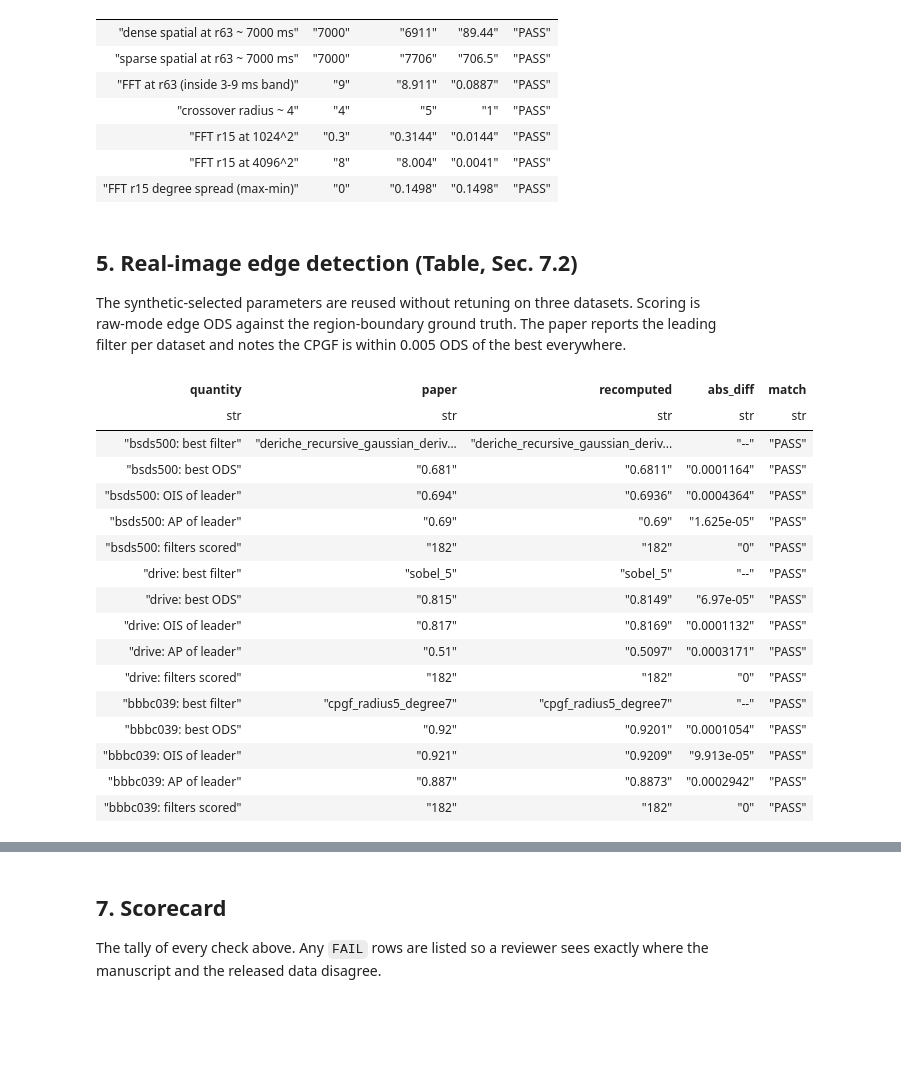
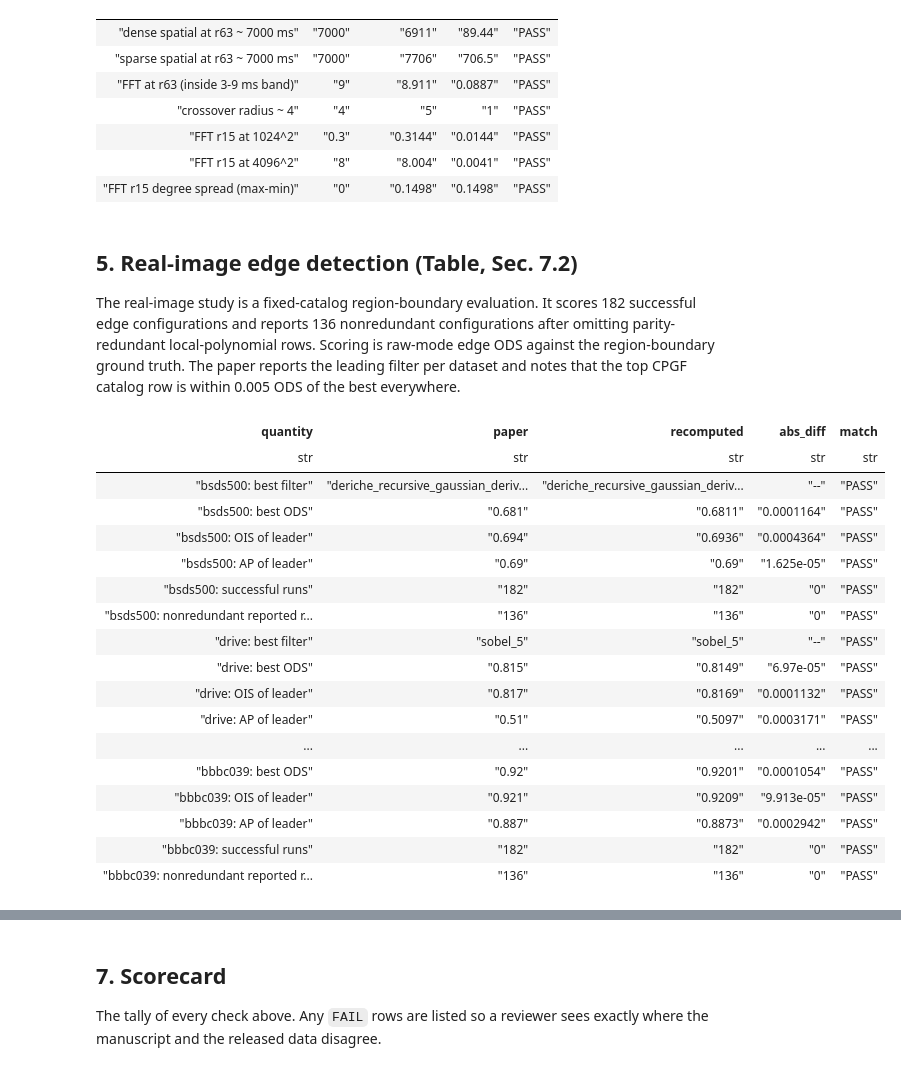
Before and after one commit to j-vaught/AGFB, a Jupyter notebook: reproduce_paper_claims.ipynb, the cells around one changed output, grey strips where cells are left out. Drawn from its saved outputs; the diff is of its cells as text; code cells hidden in the pictures; blank space fills up the shorter version.

```diff
--- a/reproduce_paper_claims.ipynb
+++ b/reproduce_paper_claims.ipynb
@@ -122,7 +149,7 @@ draws on: how many shards each study has, how many rows, how many random seeds,
 and which metrics are present. Nothing here is reduced yet.
 # %%
 studies = {
-    "synthetic/clean_accuracy": "clean field, full catalog (Table 1)",
+    "synthetic/clean_accuracy": "clean field, full catalog (Table 2)",
     "synthetic/noise_breadth": "categorical noise bank, 21 models",
     "synthetic/cpgf_grid": "CPGF radius x degree grid under noise",
     "timing/walltime_scaling": "per-filter wall-clock at 4096^2",
@@ -378,7 +414,9 @@ cp = E.filter(
 
 
 def path_ms(r, path, size=4096):
-    row = cp.filter((pl.col("r") == r) & (pl.col("forced_path") == path) & (pl.col("image_size") == size))
+    row = cp.filter(
+        (pl.col("r") == r) & (pl.col("forced_path") == path) & (pl.col("image_size") == size)
+    )
     return row["ms_per_call"][0] if row.height else None
 
 
@@ -388,7 +426,9 @@ crossover = None
 for r in sorted(at4096["r"].unique().to_list()):
     sub = at4096.filter(pl.col("r") == r)
     fft = sub.filter(pl.col("forced_path") == "FFT")["ms_per_call"]
-    spatial = sub.filter(pl.col("forced_path").is_in(["SPATIAL_DENSE", "SPARSE_OFFSETS"]))["ms_per_call"]
+    spatial = sub.filter(pl.col("forced_path").is_in(["SPATIAL_DENSE", "SPARSE_OFFSETS"]))[
+        "ms_per_call"
+    ]
     if fft.len() and spatial.len() and fft[0] < spatial.min():
         crossover = r
         break
@@ -424,10 +464,12 @@ compare("4. Backend crossover", rows)
 # %% [markdown]
 ## 5. Real-image edge detection (Table, Sec. 7.2)
 
-The synthetic-selected parameters are reused without retuning on three datasets.
-Scoring is raw-mode edge ODS against the region-boundary ground truth. The paper
-reports the leading filter per dataset and notes the CPGF is within 0.005 ODS of
-the best everywhere.
+The real-image study is a fixed-catalog region-boundary evaluation. It scores
+182 successful edge configurations and reports 136 nonredundant configurations
+after omitting parity-redundant local-polynomial rows. Scoring is raw-mode edge
+ODS against the region-boundary ground truth. The paper reports the leading
+filter per dataset and notes that the top CPGF catalog row is within 0.005 ODS
+of the best everywhere.
 # %%
 R = pl.concat([pl.read_parquet(p) for p in glob.glob(f"{RUNS}/realimg/edges/*.parquet")])
 
@@ -439,9 +481,11 @@ def raw_ods(df, dataset):
         & (pl.col("metric") == "ods")
         & (pl.col("status") == "ok")
     )
-    return sub.group_by("filter_config_id", "filter_family").agg(
-        pl.col("value").mean().alias("ods")
-    ).sort("ods", descending=True)
+    return (
+        sub.group_by("filter_config_id", "filter_family")
+        .agg(pl.col("value").mean().alias("ods"))
+        .sort("ods", descending=True)
+    )
 
 
 def metric_for(df, dataset, cid, metric, mode="raw"):
@@ -450,46 +494,49 @@ def metric_for(df, dataset, cid, metric, mode="raw"):
         & (pl.col("mode") == mode)
         & (pl.col("metric") == metric)
         & (pl.col("filter_config_id") == cid)
         & (pl.col("status") == "ok")
     )
     return sub["value"].mean() if sub.height else None
 
 
 # Paper Table: dataset -> (best filter, ODS, OIS, AP).
 PAPER_REAL = {
     "bsds500": ("deriche_recursive_gaussian_derivative_sigma4", 0.681, 0.694, 0.690),
     "drive": ("sobel_5", 0.815, 0.817, 0.510),
     "bbbc039": ("cpgf_radius5_degree7", 0.920, 0.921, 0.887),
 }
 
 rows = []
 for ds, (cid, p_ods, p_ois, p_ap) in PAPER_REAL.items():
-    lead = raw_ods(R, ds).row(0, named=True)
+    ranked = raw_ods(R, ds)
+    lead = ranked.row(0, named=True)
     rows.append((f"{ds}: best filter", cid, lead["filter_config_id"], None))
     rows.append((f"{ds}: best ODS", p_ods, lead["ods"], 0.001))
     rows.append((f"{ds}: OIS of leader", p_ois, metric_for(R, ds, cid, "ois"), 0.001))
     rows.append((f"{ds}: AP of leader", p_ap, metric_for(R, ds, cid, "ap"), 0.001))
-    rows.append((f"{ds}: filters scored", 182, raw_ods(R, ds).height, 0))
+    rows.append((f"{ds}: successful runs", 182, ranked.height, 0))
+    rows.append((f"{ds}: nonredundant reported rows", 136, nonredundant_rows(ranked).height, 0))
 
 compare("5. Real-image edges", rows)
 # %% [output]
 | quantity | paper | recomputed | abs_diff | match |
 | str | str | str | str | str |
 | "bsds500: best filter" | "deriche_recursive_gaussian_deriv... | "deriche_recursive_gaussian_deriv... | "--" | "PASS" |
 | "bsds500: best ODS" | "0.681" | "0.6811" | "0.0001164" | "PASS" |
 | "bsds500: OIS of leader" | "0.694" | "0.6936" | "0.0004364" | "PASS" |
 | "bsds500: AP of leader" | "0.69" | "0.69" | "1.625e-05" | "PASS" |
-| "bsds500: filters scored" | "182" | "182" | "0" | "PASS" |
+| "bsds500: successful runs" | "182" | "182" | "0" | "PASS" |
+| "bsds500: nonredundant reported r... | "136" | "136" | "0" | "PASS" |
 | "drive: best filter" | "sobel_5" | "sobel_5" | "--" | "PASS" |
 | "drive: best ODS" | "0.815" | "0.8149" | "6.97e-05" | "PASS" |
 | "drive: OIS of leader" | "0.817" | "0.8169" | "0.0001132" | "PASS" |
 | "drive: AP of leader" | "0.51" | "0.5097" | "0.0003171" | "PASS" |
-| "drive: filters scored" | "182" | "182" | "0" | "PASS" |
-| "bbbc039: best filter" | "cpgf_radius5_degree7" | "cpgf_radius5_degree7" | "--" | "PASS" |
+| ... | ... | ... | ... | ... |
 | "bbbc039: best ODS" | "0.92" | "0.9201" | "0.0001054" | "PASS" |
 | "bbbc039: OIS of leader" | "0.921" | "0.9209" | "9.913e-05" | "PASS" |
 | "bbbc039: AP of leader" | "0.887" | "0.8873" | "0.0002942" | "PASS" |
-| "bbbc039: filters scored" | "182" | "182" | "0" | "PASS" |
+| "bbbc039: successful runs" | "182" | "182" | "0" | "PASS" |
+| "bbbc039: nonredundant reported r... | "136" | "136" | "0" | "PASS" |
 # %% [markdown]
 ## 6. Supersampling and effective support (Fig. ss8, Sec. 7.3)
 
```
Also changed, not shown: parts of 9 cells of this notebook, 3 other files.
